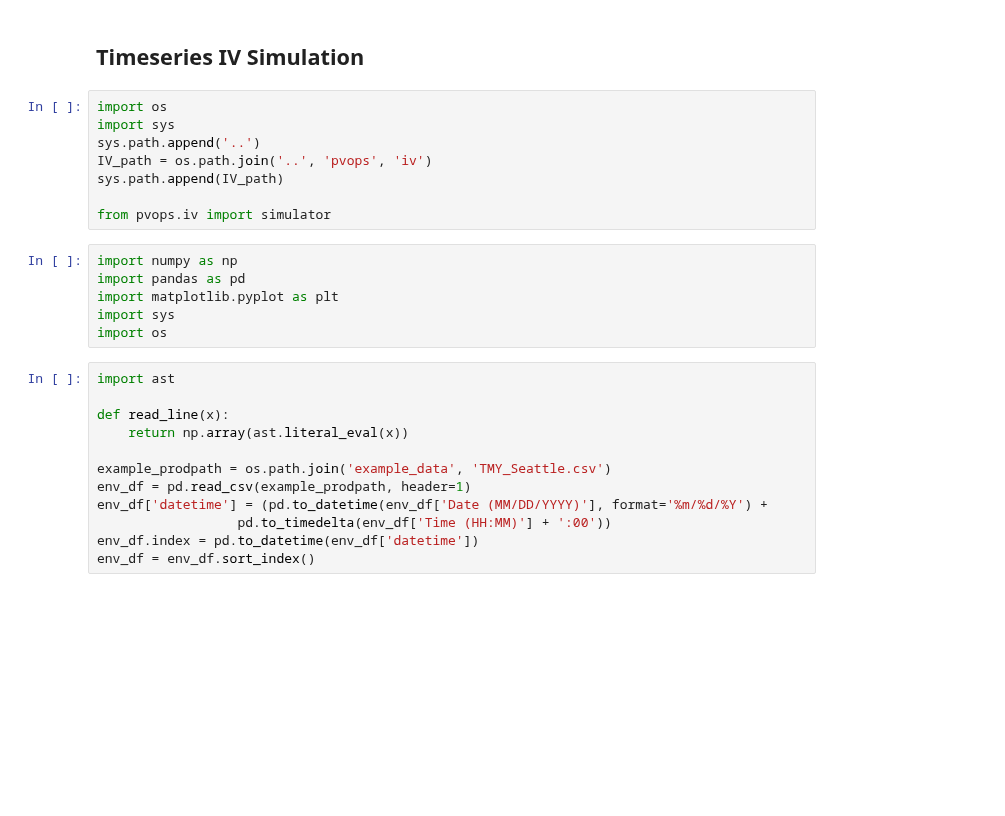
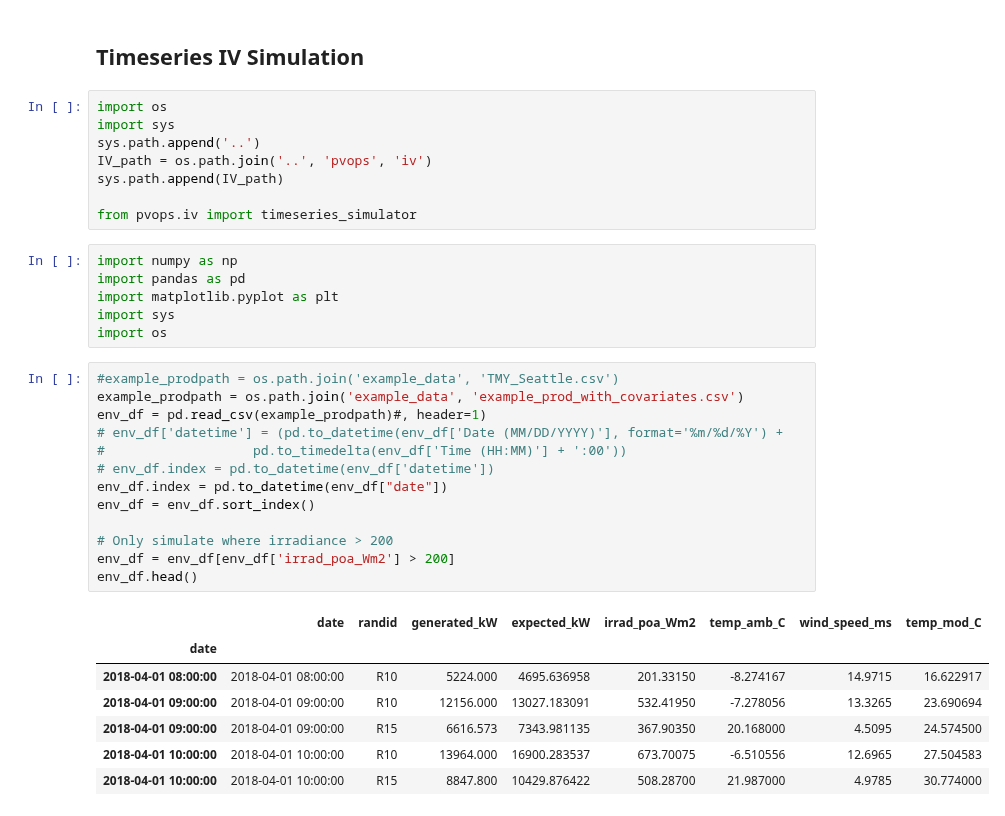
Before and after one commit to sandialabs/pvOps, a Jupyter notebook: examples/tutorial_timeseries_sim.ipynb, the cells around one changed output. Drawn from its saved outputs; the diff is of its cells as text; blank space fills up the shorter version.

```diff
--- a/examples/tutorial_timeseries_sim.ipynb
+++ b/examples/tutorial_timeseries_sim.ipynb
@@ -7,7 +7,7 @@ sys.path.append('..')
 IV_path = os.path.join('..', 'pvops', 'iv')
 sys.path.append(IV_path)
 
-from pvops.iv import simulator
+from pvops.iv import timeseries_simulator
 # %%
 import numpy as np
 import pandas as pd
@@ -15,14 +15,23 @@ import matplotlib.pyplot as plt
 import sys
 import os
 # %%
-import ast
+#example_prodpath = os.path.join('example_data', 'TMY_Seattle.csv')
+example_prodpath = os.path.join('example_data', 'example_prod_with_covariates.csv')
+env_df = pd.read_csv(example_prodpath)#, header=1)
+# env_df['datetime'] = (pd.to_datetime(env_df['Date (MM/DD/YYYY)'], format='%m/%d/%Y') +
+#                   pd.to_timedelta(env_df['Time (HH:MM)'] + ':00'))
+# env_df.index = pd.to_datetime(env_df['datetime'])
+env_df.index = pd.to_datetime(env_df["date"])
+env_df = env_df.sort_index()
 
-def read_line(x):
-    return np.array(ast.literal_eval(x))
-
-example_prodpath = os.path.join('example_data', 'TMY_Seattle.csv')
-env_df = pd.read_csv(example_prodpath, header=1)
-env_df['datetime'] = (pd.to_datetime(env_df['Date (MM/DD/YYYY)'], format='%m/%d/%Y') +
-                  pd.to_timedelta(env_df['Time (HH:MM)'] + ':00'))
-env_df.index = pd.to_datetime(env_df['datetime'])
-env_df = env_df.sort_index()
+# Only simulate where irradiance > 200
+env_df = env_df[env_df['irrad_poa_Wm2'] > 200]
+env_df.head()
+# %% [output]
+|  | date | randid | generated_kW | expected_kW | irrad_poa_Wm2 | temp_amb_C | wind_speed_ms | temp_mod_C |
+| date |  |  |  |  |  |  |  |  |
+| 2018-04-01 08:00:00 | 2018-04-01 08:00:00 | R10 | 5224.000 | 4695.636958 | 201.33150 | -8.274167 | 14.9715 | 16.622917 |
+| 2018-04-01 09:00:00 | 2018-04-01 09:00:00 | R10 | 12156.000 | 13027.183091 | 532.41950 | -7.278056 | 13.3265 | 23.690694 |
+| 2018-04-01 09:00:00 | 2018-04-01 09:00:00 | R15 | 6616.573 | 7343.981135 | 367.90350 | 20.168000 | 4.5095 | 24.574500 |
+| 2018-04-01 10:00:00 | 2018-04-01 10:00:00 | R10 | 13964.000 | 16900.283537 | 673.70075 | -6.510556 | 12.6965 | 27.504583 |
+| 2018-04-01 10:00:00 | 2018-04-01 10:00:00 | R15 | 8847.800 | 10429.876422 | 508.28700 | 21.987000 | 4.9785 | 30.774000 |
```
Also changed, not shown: parts of 6 cells of this notebook, 2 other files.
